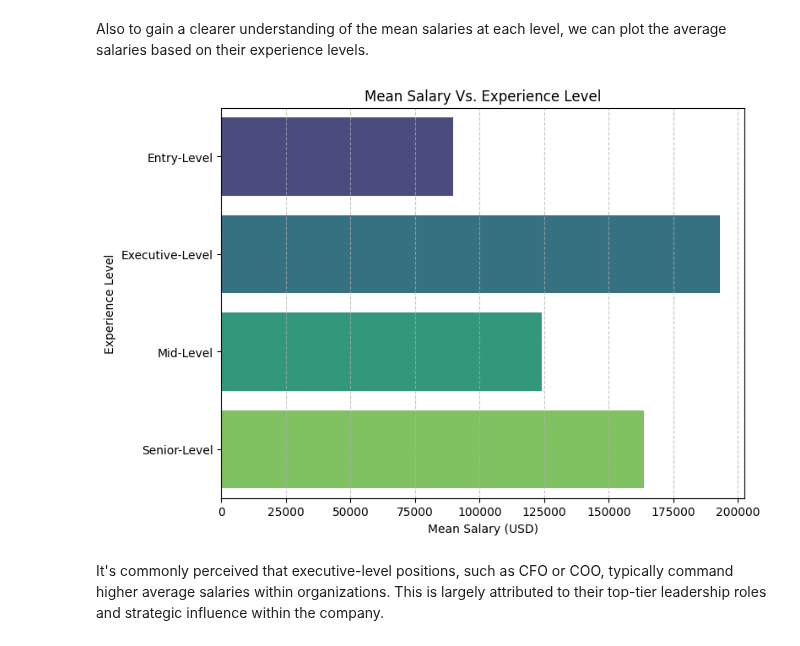
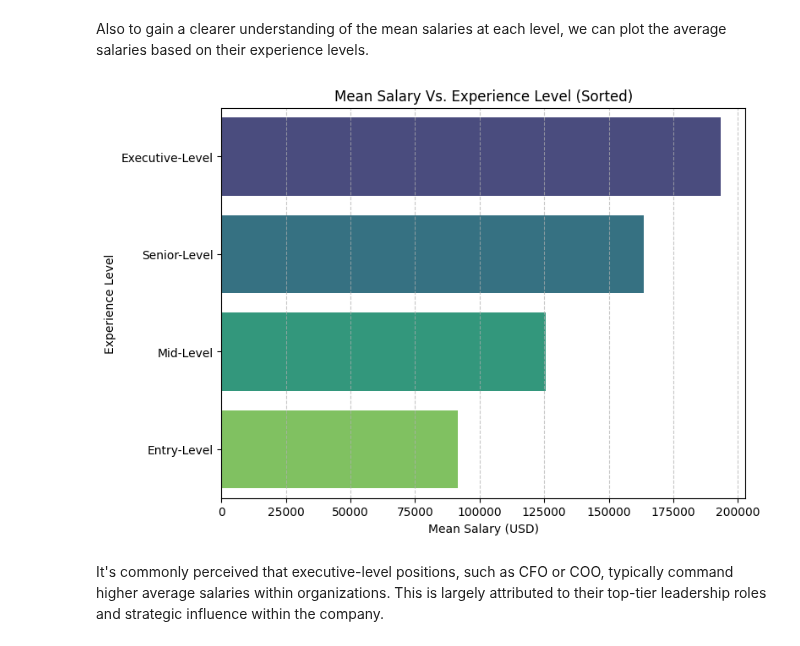
Before and after one commit to tisiphonee/DataS, a Jupyter notebook: CA2/Q2.ipynb, the cells around one changed output. Cells and saved outputs as stored; diff of their text form; code cells hidden in the pictures.

```diff
--- a/CA2/Q2.ipynb
+++ b/CA2/Q2.ipynb
@@ -267,16 +272,17 @@ Year: 2024
 Also to gain a clearer understanding of the mean salaries at each level, we can plot the average salaries based on their experience levels.
 # %%
 mean_salary_by_level = df.groupby('Experience_Level')['Salary'].mean().reset_index()
+mean_salary_by_level_sorted = mean_salary_by_level.sort_values(by='Salary', ascending=False)
 
 plt.figure(figsize=(8, 6))
-sns.barplot(x='Salary', y='Experience_Level', data=mean_salary_by_level, hue='Experience_Level',  palette='viridis', legend=False)
-plt.title('Mean Salary Vs. Experience Level')
+sns.barplot(x='Salary', y='Experience_Level', data=mean_salary_by_level_sorted, hue='Experience_Level', palette='viridis', legend=False)
+plt.title('Mean Salary Vs. Experience Level (Sorted)')
 plt.xlabel('Mean Salary (USD)')
 plt.ylabel('Experience Level')
 plt.grid(axis='x', linestyle='--', alpha=0.7)
 plt.show()
 # %% [output]
-[figure, old version]
+[figure, new version]
 # %% [markdown]
 It's commonly perceived that executive-level positions, such as CFO or COO, typically command higher average salaries within organizations. This is largely attributed to their top-tier leadership roles and strategic influence within the company.
 # %% [markdown]
```
Also changed, not shown: parts of 15 cells of this notebook, 2 other files.
